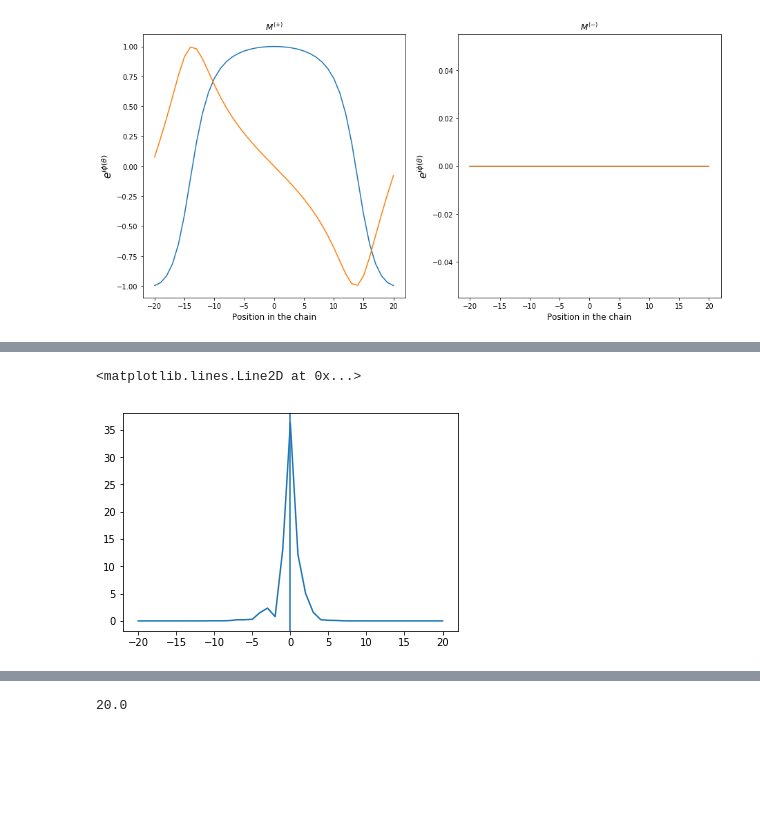
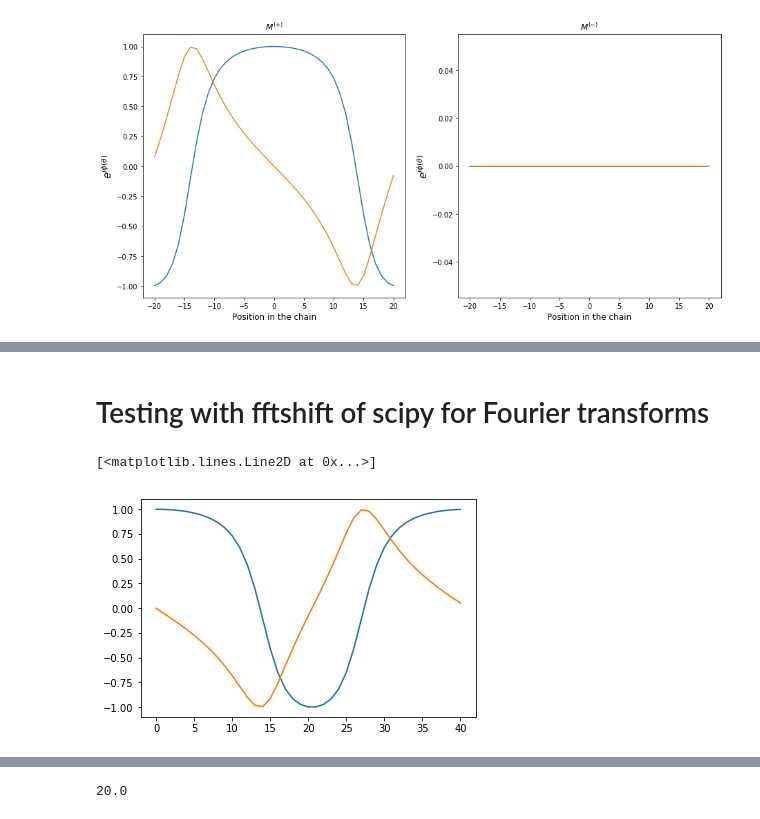
Before and after one commit to jamontanac/Tesis_Master, a Jupyter notebook: XY_model/Fourier_diagonalization/Intento_02_09_19.ipynb, the cells around one changed output, grey strips where cells are left out. Cells and saved outputs as stored; diff of their text form; code cells hidden in the pictures; blank space fills up the shorter version.

```diff
--- a/XY_model/Fourier_diagonalization/Intento_02_09_19.ipynb
+++ b/XY_model/Fourier_diagonalization/Intento_02_09_19.ipynb
@@ -201,11 +248,8 @@ plt.plot(ifftshift(Mplusband_new))
-# %%
-#Mminousband_new=np.roll(Mminousband,-(N_size-1)//2)
-#Mplusband_new=np.roll(Mplusband,-(N_size-1)//2)
-#x=np.arange(-(N_size-1)/2,(N_size-1)/2+1)
-#plt.plot(x,np.abs(np.roll(fft(Mplusband_new),int((N_size-1)/2))))
-#x=np.arange(0,(N_size))
-plt.plot(x,np.sqrt(np.square(ifftshift(fft(fftshift(Mplusband_new))))))
-plt.axvline(x=0)
-# %% [output]
-<matplotlib.lines.Line2D at 0x...>
-[figure, removed]
+# %% [markdown]
+# Testing with fftshift of scipy for Fourier transforms
+# %%
+plt.plot(ifftshift(Mplusband).real)
+plt.plot(ifftshift(Mplusband).imag)
+# %% [output]
+[<matplotlib.lines.Line2D at 0x...>]
+[figure, added]
```
Also changed, not shown: parts of 16 cells of this notebook.
